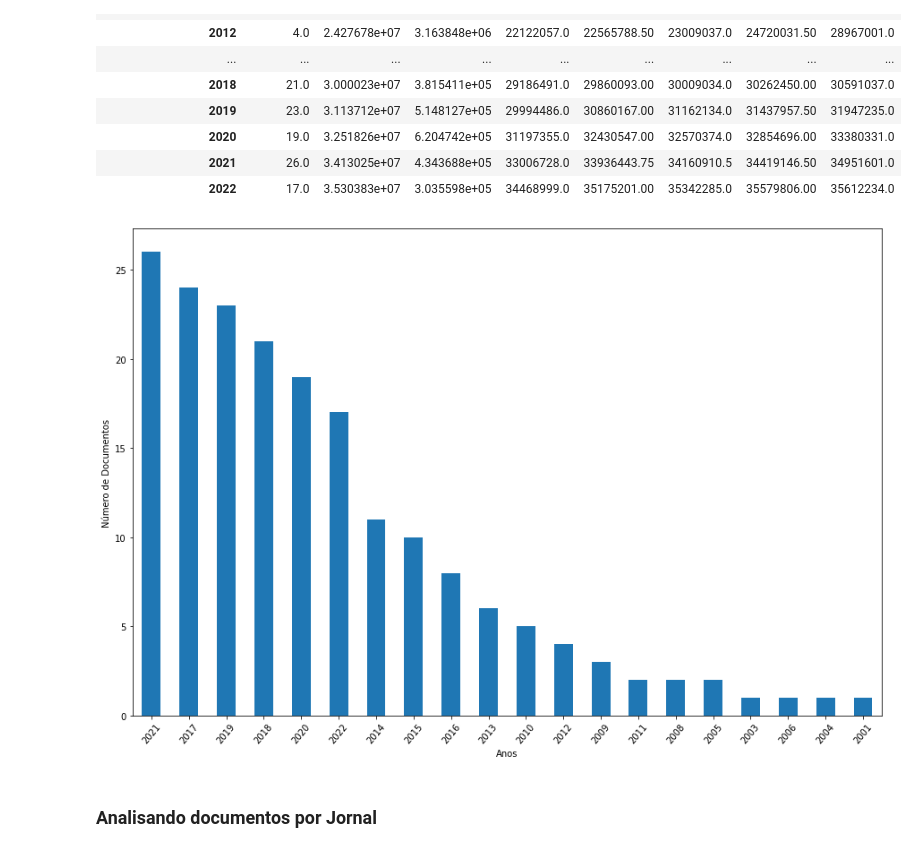
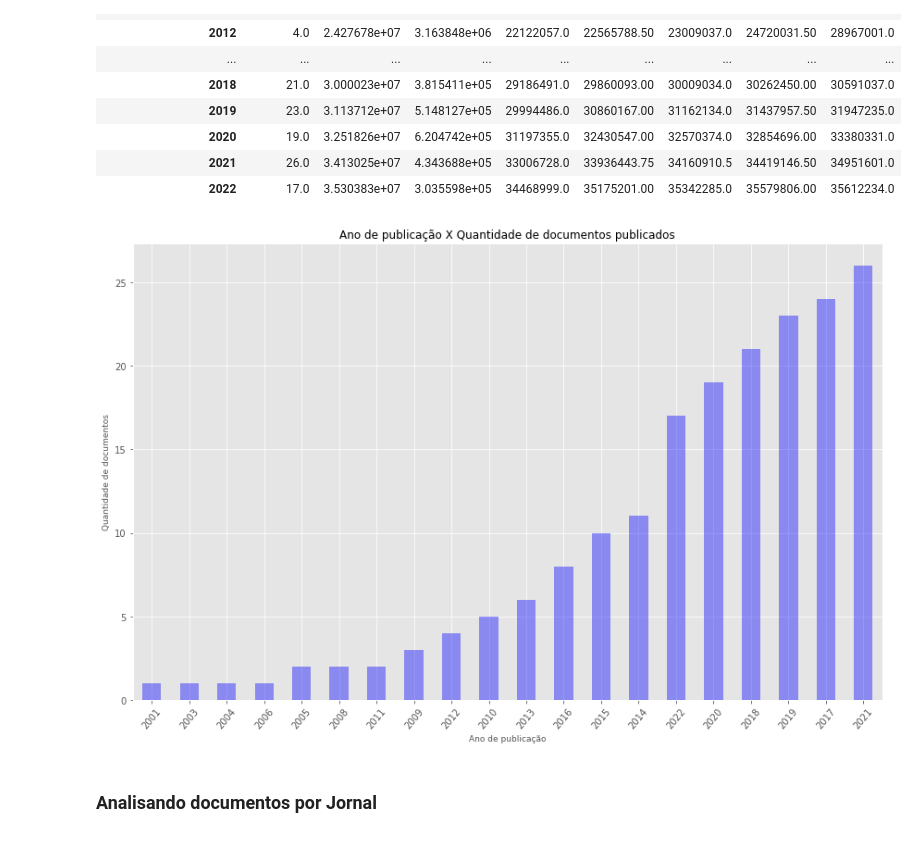
Before and after one commit to LuizPerciliano/Evento-Adverso-com-Metamap-e-Twitter-com-Portugues-Brasil, a Jupyter notebook: apps/app-Dissertacao/notebook/CEFET-Dissertação-Perci-CARGAS-2022.ipynb, the cells around one changed output. Drawn from its saved outputs; the diff is of its cells as text; code cells hidden in the pictures.

```diff
--- a/apps/app-Dissertacao/notebook/CEFET-Dissertação-Perci-CARGAS-2022.ipynb
+++ b/apps/app-Dissertacao/notebook/CEFET-Dissertação-Perci-CARGAS-2022.ipynb
@@ -1829,32 +1819,32 @@ ano_pubmed.describe()
 | 2022 | 17.0 | 3.530383e+07 | 3.035598e+05 | 34468999.0 | 35175201.00 | 35342285.0 | 35579806.00 | 35612234.0 |
 # %%
 # variáveis
-titulo = 'Tipos de acessos (download) de documentos'
-eixo_x = 'Tipos de acessos'
+titulo = 'Ano de publicação X Quantidade de documentos publicados'
+eixo_x = 'Ano de publicação'
 eixo_y = 'Quantidade de documentos'
 extensao_arquivo = '.png'
 path_image = '../image/'
-image = path_image+'ano-pubmed_'+dataFormatada
+image = path_image+'ano_publicacao_pubmed_'+dataFormatada
 
 #gráfico
 fig, ax = plt.subplots(figsize=(12,8))
-ano_pubmed.size().sort_values(ascending=False).plot.bar(linestyle='--', linewidth=300, color='DarkGreen', alpha = 0.5)
+ano_pubmed.size().sort_values(ascending=True).plot.bar(linestyle='--', linewidth=300, color='Blue', alpha = 0.4)
 plt.xticks(rotation=50)
 
 # legenda
 #ax.legend(title='Legenda', loc=1, fontsize=9)
 ax.set_title(titulo,  fontsize=12)
 ax.set_xlabel(eixo_x, fontsize=9)
 ax.set_ylabel(eixo_y, fontsize=9)
 plt.grid(True)
 
 #salvar imagens
 #plt.savefig(image+extensao_arquivo) #, format='pdf', dpi=300, transparent=True)
 plt.savefig(image+extensao_arquivo, format='png', dpi=300, bbox_inches='tight', transparent=False)
 plt.tight_layout() ## ver se é necessário
 plt.show()
 # %% [output]
-[figure, old version]
+[figure, new version]
 # %% [markdown]
 ### Analisando documentos por Jornal
 # %%
```
Also changed, not shown: parts of 12 cells of this notebook, 11 other files.
